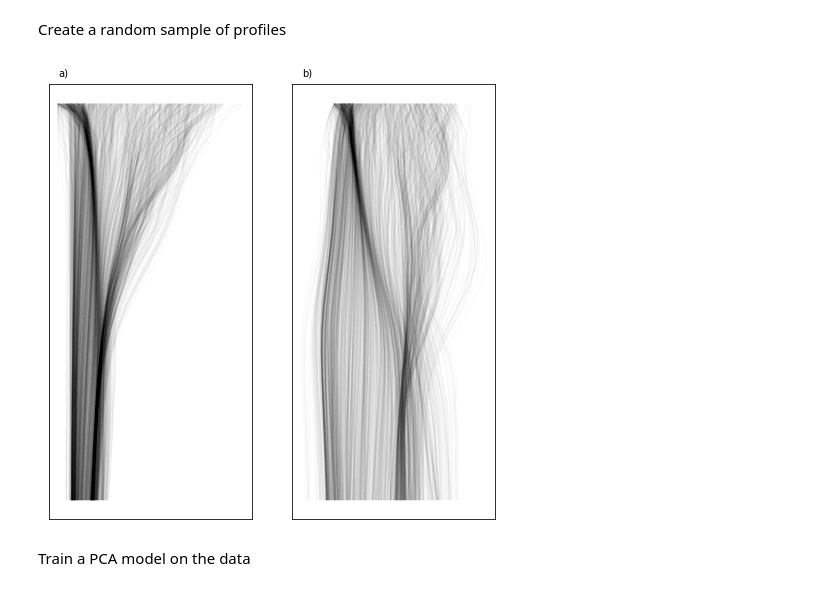
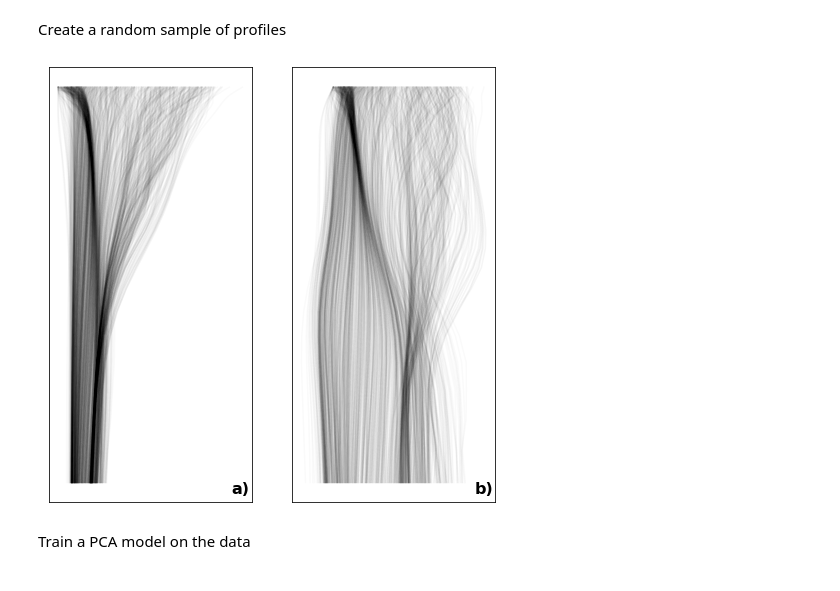
Before and after one commit to emmomp/OceanClusteringMethods, a Jupyter notebook: demonstration.ipynb, the cells around one changed output. Drawn from its saved outputs; the diff is of its cells as text; code cells hidden in the pictures.

```diff
--- a/demonstration.ipynb
+++ b/demonstration.ipynb
@@ -88,17 +85,17 @@ data_sampled = clu.random_sample(data, 100).persist()
 # %%
 fig, axes = plt.subplots(1, 2)
 axes[0].plot(data_sampled.transpose(), -data_sampled['lev'], c=(0, 0, 0, 0.02))
 axes[1].plot(data_normalised.transpose(), -data_sampled['lev'], c=(0, 0, 0, 0.02))
 for ax in axes:
     ax.set_xticks([])
     ax.set_yticks([])
 fig.set_size_inches(8, 8)
-axes[0].text(0.05,1.02,'a)',transform=axes[0].transAxes)
-axes[1].text(0.05,1.02,'b)',transform=axes[1].transAxes)
+axes[0].text(0.9,0.02,'a)',transform=axes[0].transAxes,fontsize=16,fontweight='bold')
+axes[1].text(0.9,0.02,'b)',transform=axes[1].transAxes,fontsize=16,fontweight='bold')
 plt.savefig('figures/demo-raw', dpi=300, bbox_inches='tight')
 plt.show()
 # %% [output]
-[figure, old version]
+[figure, new version]
 # %% [markdown]
 Train a PCA model on the data
 # %%
```
Also changed, not shown: parts of 3 cells of this notebook, 2 other files.
